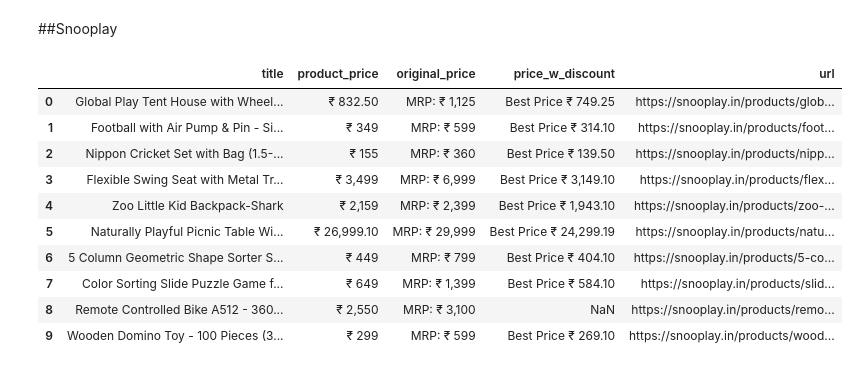
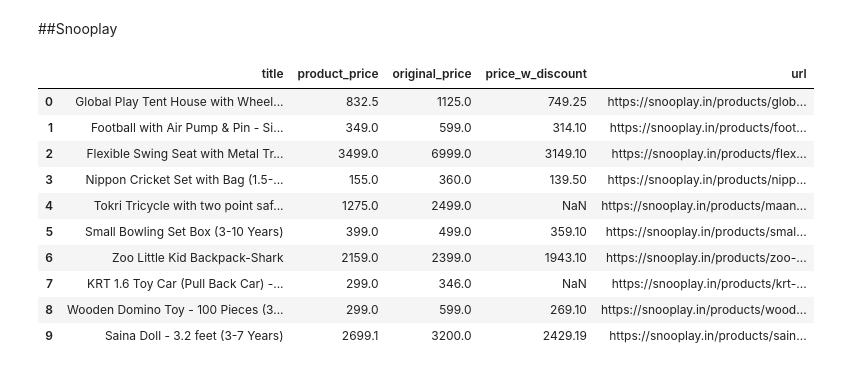
Before and after one commit to rjrizani/marketplace_-Competitive, a Jupyter notebook: EDA.ipynb, the cells around one changed output. Drawn from its saved outputs; the diff is of its cells as text; code cells hidden in the pictures.

```diff
--- a/EDA.ipynb
+++ b/EDA.ipynb
@@ -209,20 +224,20 @@ plt.show()
 ##Snooplay
 # %%
 import pandas as pd
-df_snooplay = pd.read_csv("marketplace/snooplay.csv")
+df_snooplay = pd.read_csv("marketplace/snooplay2.csv")
 df_snooplay.head(10)
 # %% [output]
 |  | title | product_price | original_price | price_w_discount | url |
-| 0 | Global Play Tent House with Wheel... | ₹ 832.50 | MRP: ₹ 1,125 | Best Price ₹ 749.25 | https://snooplay.in/products/glob... |
-| 1 | Football with Air Pump & Pin - Si... | ₹ 349 | MRP: ₹ 599 | Best Price ₹ 314.10 | https://snooplay.in/products/foot... |
-| 2 | Nippon Cricket Set with Bag (1.5-... | ₹ 155 | MRP: ₹ 360 | Best Price ₹ 139.50 | https://snooplay.in/products/nipp... |
-| 3 | Flexible Swing Seat with Metal Tr... | ₹ 3,499 | MRP: ₹ 6,999 | Best Price ₹ 3,149.10 | https://snooplay.in/products/flex... |
-| 4 | Zoo Little Kid Backpack-Shark | ₹ 2,159 | MRP: ₹ 2,399 | Best Price ₹ 1,943.10 | https://snooplay.in/products/zoo-... |
-| 5 | Naturally Playful Picnic Table Wi... | ₹ 26,999.10 | MRP: ₹ 29,999 | Best Price ₹ 24,299.19 | https://snooplay.in/products/natu... |
-| 6 | 5 Column Geometric Shape Sorter S... | ₹ 449 | MRP: ₹ 799 | Best Price ₹ 404.10 | https://snooplay.in/products/5-co... |
-| 7 | Color Sorting Slide Puzzle Game f... | ₹ 649 | MRP: ₹ 1,399 | Best Price ₹ 584.10 | https://snooplay.in/products/slid... |
-| 8 | Remote Controlled Bike A512 - 360... | ₹ 2,550 | MRP: ₹ 3,100 | NaN | https://snooplay.in/products/remo... |
-| 9 | Wooden Domino Toy - 100 Pieces (3... | ₹ 299 | MRP: ₹ 599 | Best Price ₹ 269.10 | https://snooplay.in/products/wood... |
+| 0 | Global Play Tent House with Wheel... | 832.5 | 1125.0 | 749.25 | https://snooplay.in/products/glob... |
+| 1 | Football with Air Pump & Pin - Si... | 349.0 | 599.0 | 314.10 | https://snooplay.in/products/foot... |
+| 2 | Flexible Swing Seat with Metal Tr... | 3499.0 | 6999.0 | 3149.10 | https://snooplay.in/products/flex... |
+| 3 | Nippon Cricket Set with Bag (1.5-... | 155.0 | 360.0 | 139.50 | https://snooplay.in/products/nipp... |
+| 4 | Tokri Tricycle with two point saf... | 1275.0 | 2499.0 | NaN | https://snooplay.in/products/maan... |
+| 5 | Small Bowling Set Box (3-10 Years) | 399.0 | 499.0 | 359.10 | https://snooplay.in/products/smal... |
+| 6 | Zoo Little Kid Backpack-Shark | 2159.0 | 2399.0 | 1943.10 | https://snooplay.in/products/zoo-... |
+| 7 | KRT 1.6 Toy Car (Pull Back Car) -... | 299.0 | 346.0 | NaN | https://snooplay.in/products/krt-... |
+| 8 | Wooden Domino Toy - 100 Pieces (3... | 299.0 | 599.0 | 269.10 | https://snooplay.in/products/wood... |
+| 9 | Saina Doll - 3.2 feet (3-7 Years) | 2699.1 | 3200.0 | 2429.19 | https://snooplay.in/products/sain... |
 # %%
 
 #remove  ₹ and change the datatype to int
```
Also changed, not shown: parts of 17 cells of this notebook.
